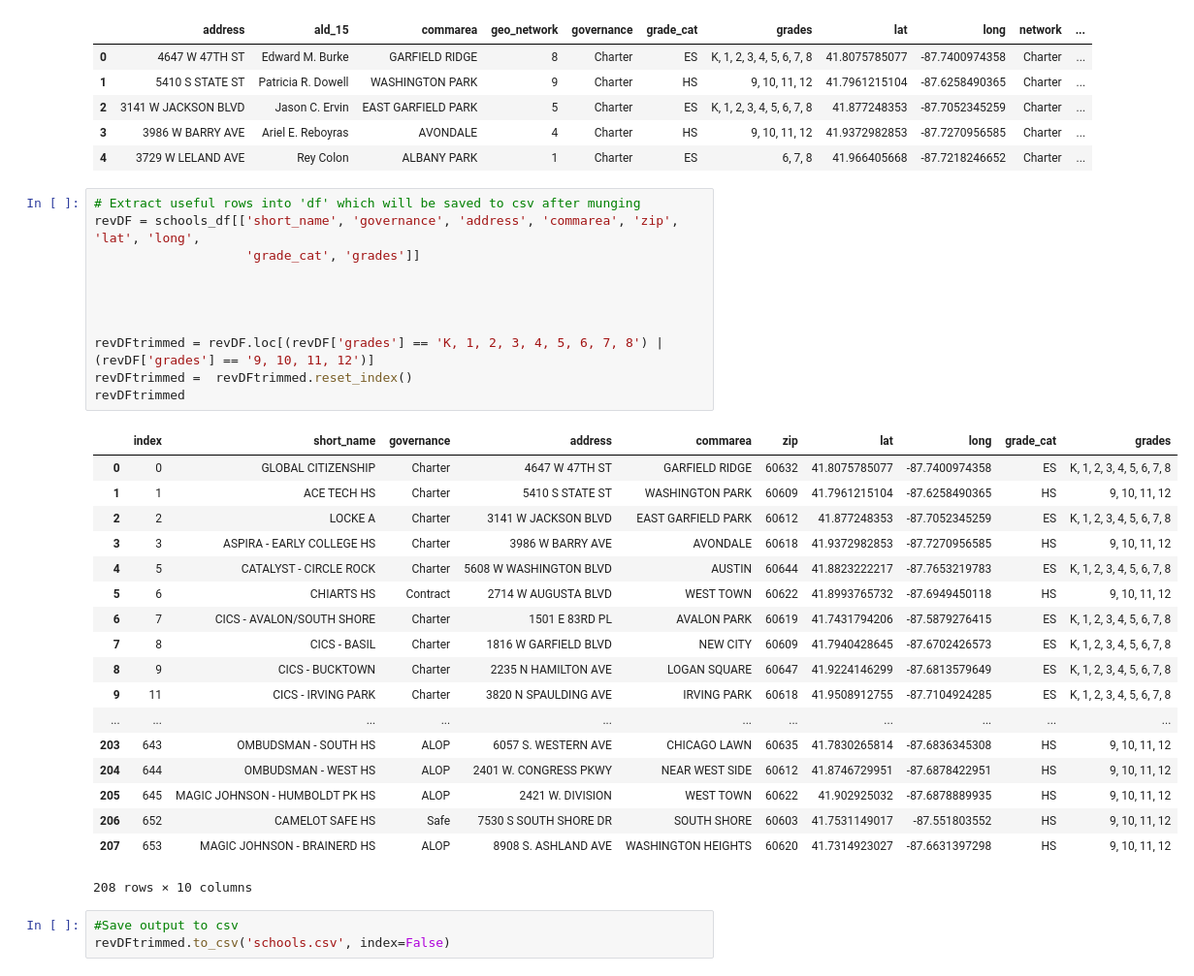
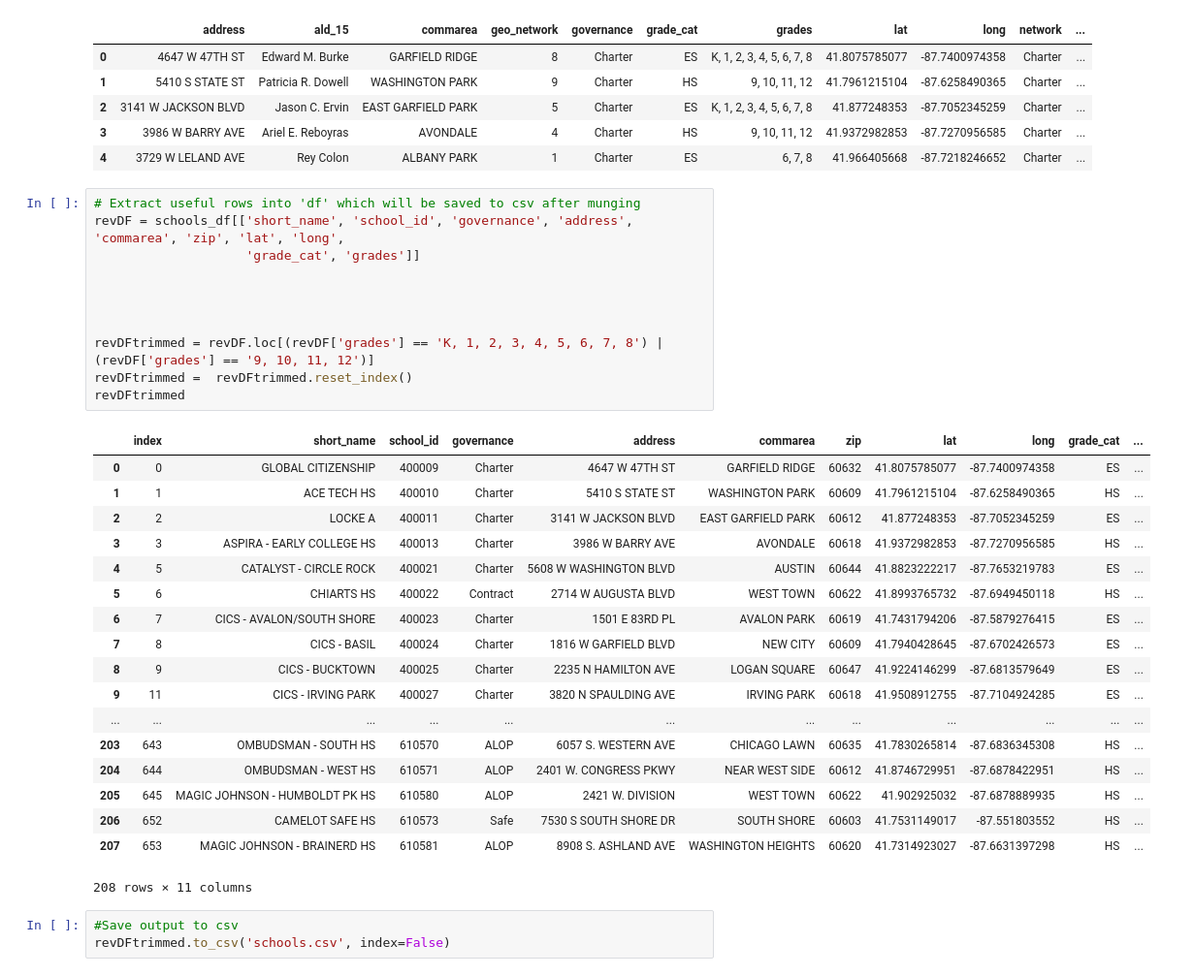
Before and after one commit to david-tabor/project-one, a Jupyter notebook: get-Schools.ipynb, the cells around one changed output. Shown at 97% size. Drawn from its saved outputs; the diff is of its cells as text.

Commit message:
added school id column back in

```diff
--- a/get-Schools.ipynb
+++ b/get-Schools.ipynb
@@ -23,34 +23,34 @@ WARNING:root:Requests made without an app_token will be subject to strict thrott
 | 4 | 3729 W LELAND AVE | Rey Colon | ALBANY PARK | 1 | Charter | ES | 6, 7, 8 | 41.966405668 | -87.7218246652 | Charter | ... |
 # %%
 # Extract useful rows into 'df' which will be saved to csv after munging
-revDF = schools_df[['short_name', 'governance', 'address', 'commarea', 'zip', 'lat', 'long',
+revDF = schools_df[['short_name', 'school_id', 'governance', 'address', 'commarea', 'zip', 'lat', 'long',
                     'grade_cat', 'grades']]
 
 
 
 
 revDFtrimmed = revDF.loc[(revDF['grades'] == 'K, 1, 2, 3, 4, 5, 6, 7, 8') | (revDF['grades'] == '9, 10, 11, 12')]
 revDFtrimmed =  revDFtrimmed.reset_index()
 revDFtrimmed
 # %% [output]
-|  | index | short_name | governance | address | commarea | zip | lat | long | grade_cat | grades |
-| 0 | 0 | GLOBAL CITIZENSHIP | Charter | 4647 W 47TH ST | GARFIELD RIDGE | 60632 | 41.8075785077 | -87.7400974358 | ES | K, 1, 2, 3, 4, 5, 6, 7, 8 |
-| 1 | 1 | ACE TECH HS | Charter | 5410 S STATE ST | WASHINGTON PARK | 60609 | 41.7961215104 | -87.6258490365 | HS | 9, 10, 11, 12 |
-| 2 | 2 | LOCKE A | Charter | 3141 W JACKSON BLVD | EAST GARFIELD PARK | 60612 | 41.877248353 | -87.7052345259 | ES | K, 1, 2, 3, 4, 5, 6, 7, 8 |
-| 3 | 3 | ASPIRA - EARLY COLLEGE HS | Charter | 3986 W BARRY AVE | AVONDALE | 60618 | 41.9372982853 | -87.7270956585 | HS | 9, 10, 11, 12 |
-| 4 | 5 | CATALYST - CIRCLE ROCK | Charter | 5608 W WASHINGTON BLVD | AUSTIN | 60644 | 41.8823222217 | -87.7653219783 | ES | K, 1, 2, 3, 4, 5, 6, 7, 8 |
-| 5 | 6 | CHIARTS HS | Contract | 2714 W AUGUSTA BLVD | WEST TOWN | 60622 | 41.8993765732 | -87.6949450118 | HS | 9, 10, 11, 12 |
-| 6 | 7 | CICS - AVALON/SOUTH SHORE | Charter | 1501 E 83RD PL | AVALON PARK | 60619 | 41.7431794206 | -87.5879276415 | ES | K, 1, 2, 3, 4, 5, 6, 7, 8 |
-| 7 | 8 | CICS - BASIL | Charter | 1816 W GARFIELD BLVD | NEW CITY | 60609 | 41.7940428645 | -87.6702426573 | ES | K, 1, 2, 3, 4, 5, 6, 7, 8 |
-| 8 | 9 | CICS - BUCKTOWN | Charter | 2235 N HAMILTON AVE | LOGAN SQUARE | 60647 | 41.9224146299 | -87.6813579649 | ES | K, 1, 2, 3, 4, 5, 6, 7, 8 |
-| 9 | 11 | CICS - IRVING PARK | Charter | 3820 N SPAULDING AVE | IRVING PARK | 60618 | 41.9508912755 | -87.7104924285 | ES | K, 1, 2, 3, 4, 5, 6, 7, 8 |
-| ... | ... | ... | ... | ... | ... | ... | ... | ... | ... | ... |
-| 203 | 643 | OMBUDSMAN - SOUTH HS | ALOP | 6057 S. WESTERN AVE | CHICAGO LAWN | 60635 | 41.7830265814 | -87.6836345308 | HS | 9, 10, 11, 12 |
-| 204 | 644 | OMBUDSMAN - WEST HS | ALOP | 2401 W. CONGRESS PKWY | NEAR WEST SIDE | 60612 | 41.8746729951 | -87.6878422951 | HS | 9, 10, 11, 12 |
-| 205 | 645 | MAGIC JOHNSON - HUMBOLDT PK HS | ALOP | 2421 W. DIVISION | WEST TOWN | 60622 | 41.902925032 | -87.6878889935 | HS | 9, 10, 11, 12 |
-| 206 | 652 | CAMELOT SAFE HS | Safe | 7530 S SOUTH SHORE DR | SOUTH SHORE | 60603 | 41.7531149017 | -87.551803552 | HS | 9, 10, 11, 12 |
-| 207 | 653 | MAGIC JOHNSON - BRAINERD HS | ALOP | 8908 S. ASHLAND AVE | WASHINGTON HEIGHTS | 60620 | 41.7314923027 | -87.6631397298 | HS | 9, 10, 11, 12 |
+|  | index | short_name | school_id | governance | address | commarea | zip | lat | long | grade_cat | ... |
+| 0 | 0 | GLOBAL CITIZENSHIP | 400009 | Charter | 4647 W 47TH ST | GARFIELD RIDGE | 60632 | 41.8075785077 | -87.7400974358 | ES | ... |
+| 1 | 1 | ACE TECH HS | 400010 | Charter | 5410 S STATE ST | WASHINGTON PARK | 60609 | 41.7961215104 | -87.6258490365 | HS | ... |
+| 2 | 2 | LOCKE A | 400011 | Charter | 3141 W JACKSON BLVD | EAST GARFIELD PARK | 60612 | 41.877248353 | -87.7052345259 | ES | ... |
+| 3 | 3 | ASPIRA - EARLY COLLEGE HS | 400013 | Charter | 3986 W BARRY AVE | AVONDALE | 60618 | 41.9372982853 | -87.7270956585 | HS | ... |
+| 4 | 5 | CATALYST - CIRCLE ROCK | 400021 | Charter | 5608 W WASHINGTON BLVD | AUSTIN | 60644 | 41.8823222217 | -87.7653219783 | ES | ... |
+| 5 | 6 | CHIARTS HS | 400022 | Contract | 2714 W AUGUSTA BLVD | WEST TOWN | 60622 | 41.8993765732 | -87.6949450118 | HS | ... |
+| 6 | 7 | CICS - AVALON/SOUTH SHORE | 400023 | Charter | 1501 E 83RD PL | AVALON PARK | 60619 | 41.7431794206 | -87.5879276415 | ES | ... |
+| 7 | 8 | CICS - BASIL | 400024 | Charter | 1816 W GARFIELD BLVD | NEW CITY | 60609 | 41.7940428645 | -87.6702426573 | ES | ... |
+| 8 | 9 | CICS - BUCKTOWN | 400025 | Charter | 2235 N HAMILTON AVE | LOGAN SQUARE | 60647 | 41.9224146299 | -87.6813579649 | ES | ... |
+| 9 | 11 | CICS - IRVING PARK | 400027 | Charter | 3820 N SPAULDING AVE | IRVING PARK | 60618 | 41.9508912755 | -87.7104924285 | ES | ... |
+| ... | ... | ... | ... | ... | ... | ... | ... | ... | ... | ... | ... |
+| 203 | 643 | OMBUDSMAN - SOUTH HS | 610570 | ALOP | 6057 S. WESTERN AVE | CHICAGO LAWN | 60635 | 41.7830265814 | -87.6836345308 | HS | ... |
+| 204 | 644 | OMBUDSMAN - WEST HS | 610571 | ALOP | 2401 W. CONGRESS PKWY | NEAR WEST SIDE | 60612 | 41.8746729951 | -87.6878422951 | HS | ... |
+| 205 | 645 | MAGIC JOHNSON - HUMBOLDT PK HS | 610580 | ALOP | 2421 W. DIVISION | WEST TOWN | 60622 | 41.902925032 | -87.6878889935 | HS | ... |
+| 206 | 652 | CAMELOT SAFE HS | 610573 | Safe | 7530 S SOUTH SHORE DR | SOUTH SHORE | 60603 | 41.7531149017 | -87.551803552 | HS | ... |
+| 207 | 653 | MAGIC JOHNSON - BRAINERD HS | 610581 | ALOP | 8908 S. ASHLAND AVE | WASHINGTON HEIGHTS | 60620 | 41.7314923027 | -87.6631397298 | HS | ... |
-208 rows × 10 columns
+208 rows × 11 columns
 # %%
 #Save output to csv
 revDFtrimmed.to_csv('schools.csv', index=False)
```
